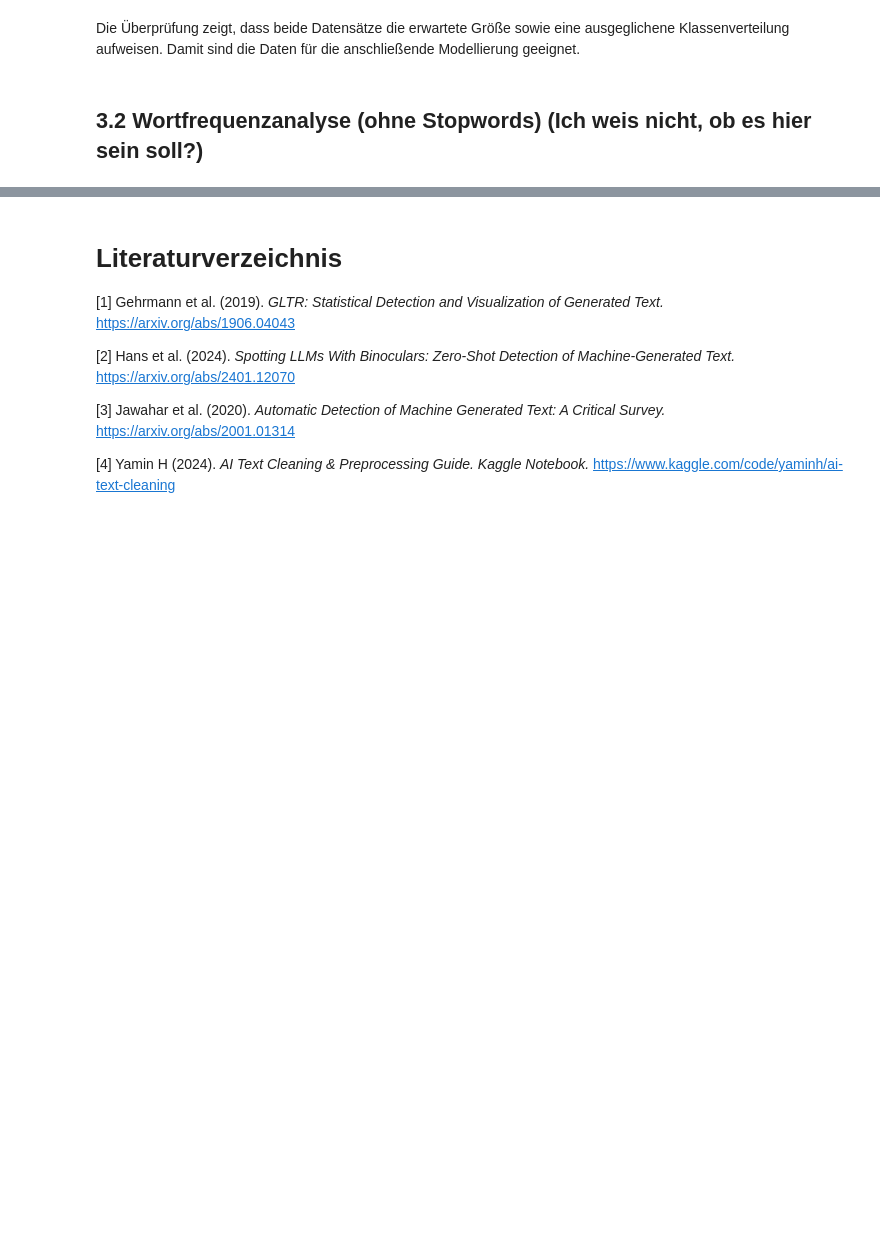
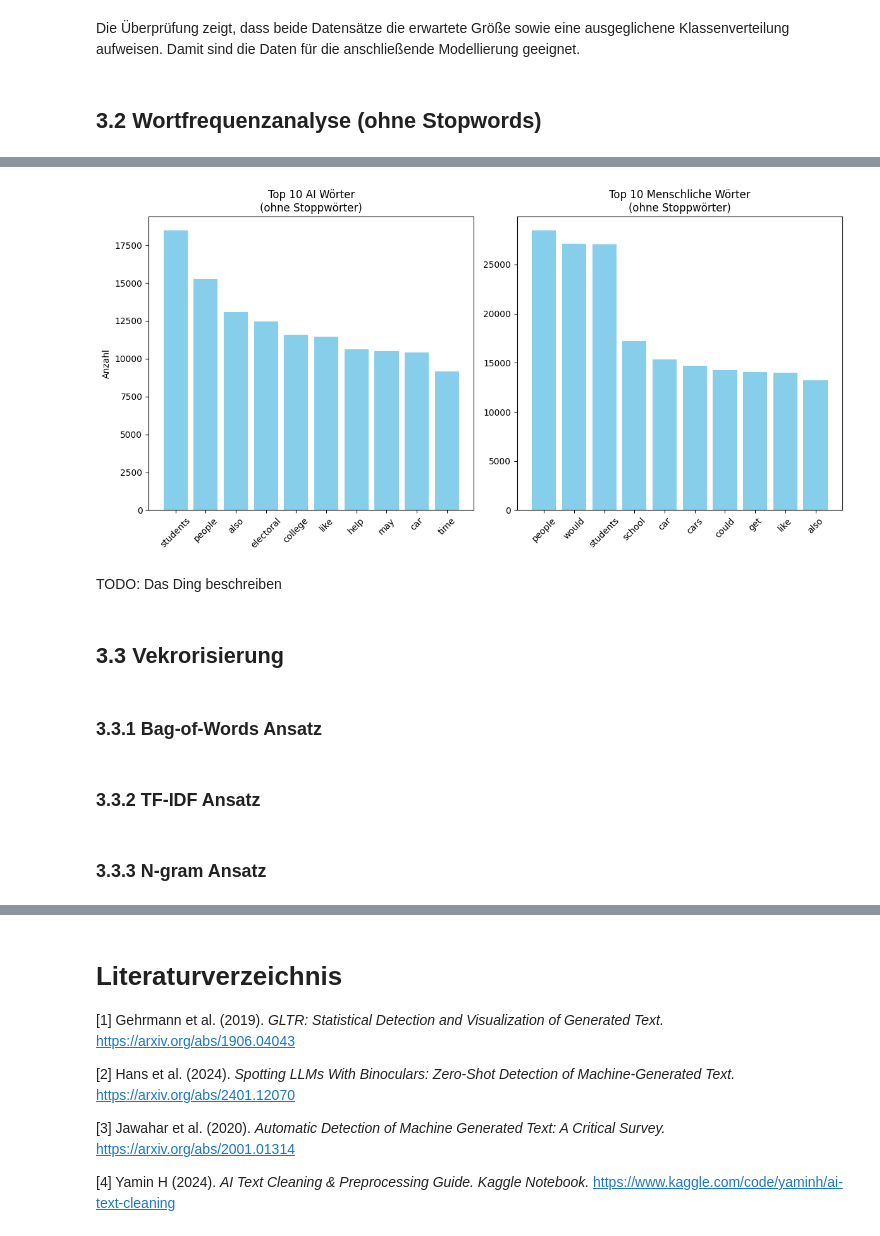
Before and after one commit to andreashubertus/DSundKI2, a Jupyter notebook: main.ipynb, the cells around one changed output, grey strips where cells are left out. Saved outputs shown, nothing was run; the diff lists cells and outputs as text; code cells hidden in the pictures; blank space fills up the shorter version.

```diff
--- a/main.ipynb
+++ b/main.ipynb
@@ -299,4 +306,35 @@ Name: count, dtype: int64
 # %% [markdown]
 Die Überprüfung zeigt, dass beide Datensätze die erwartete Größe sowie eine ausgeglichene Klassenverteilung aufweisen. Damit sind die Daten für die anschließende Modellierung geeignet.
 # %% [markdown]
-## 3.2 Wortfrequenzanalyse (ohne Stopwords) (Ich weis nicht, ob es hier sein soll?)
+## 3.2 Wortfrequenzanalyse (ohne Stopwords)
+# %%
+import nltk
+import matplotlib.pyplot as plt
+from nltk.corpus import stopwords
+
+nltk.download('stopwords')
+stop_words = set(stopwords.words('english'))
+
+word_counts_ai_filtered = word_counts_ai[~word_counts_ai['word'].isin(stop_words)]
+word_counts_human_filtered = word_counts_human[~word_counts_human['word'].isin(stop_words)]
+
+top_n = 10
+top_words_ai_filtered = word_counts_ai_filtered.head(top_n)
+top_words_human_filtered = word_counts_human_filtered.head(top_n)
+
+plt.figure(figsize=(12, 6))
+
+plt.subplot(1, 2, 1)
+plt.bar(top_words_ai_filtered["word"], top_words_ai_filtered["count"], color='skyblue')
+plt.title(f"Top {top_n} AI Wörter\n(ohne Stoppwörter)")
+plt.xticks(rotation=45)
+plt.ylabel("Anzahl")
+
+plt.subplot(1, 2, 2)
+plt.bar(top_words_human_filtered["word"], top_words_human_filtered["count"], color='skyblue')
+plt.title(f"Top {top_n} Menschliche Wörter\n(ohne Stoppwörter)")
+plt.xticks(rotation=45)
+
+plt.tight_layout()
+plt.show()
+# %% [output]
@@ -303 +344,12 @@ Die Überprüfung zeigt, dass beide Datensätze die erwartete Größe sowie eine
+[figure, added]
+# %% [markdown]
+TODO: Das Ding beschreiben
+# %% [markdown]
+## 3.3 Vekrorisierung
+# %% [markdown]
+### 3.3.1 Bag-of-Words Ansatz
+# %% [markdown]
+### 3.3.2 TF-IDF Ansatz
+# %% [markdown]
+### 3.3.3 N-gram Ansatz
 # %% [markdown]
```
Also changed, not shown: parts of 11 cells of this notebook.
